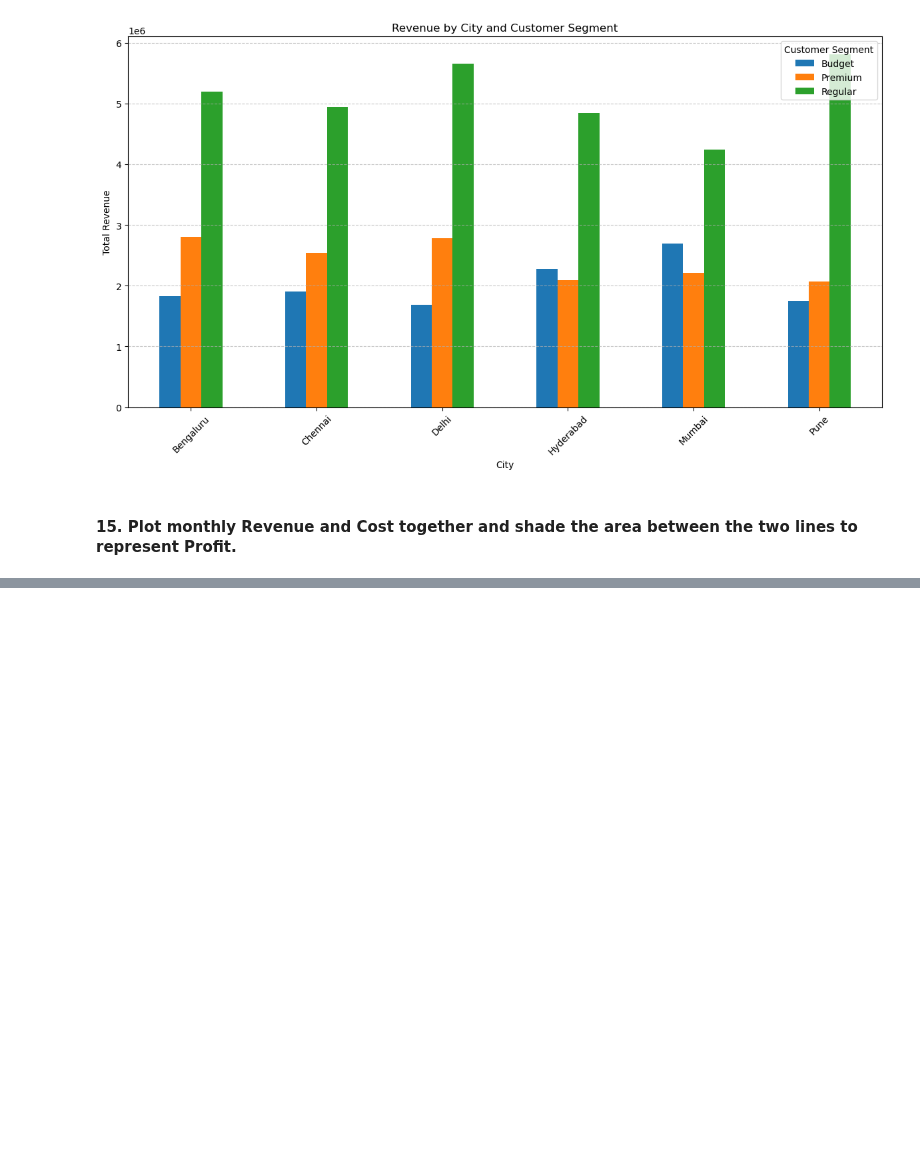
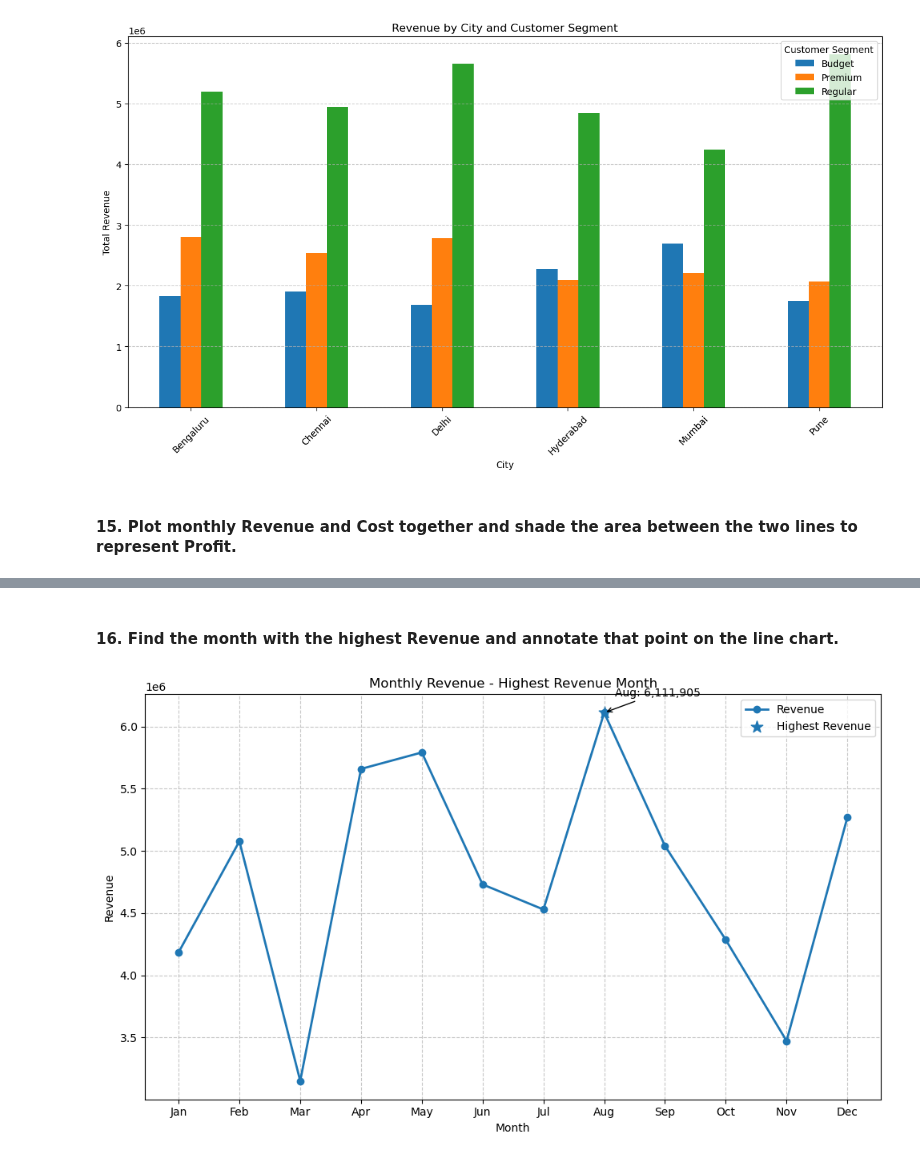
Before and after one commit to rohitdeore2151/python-daily-task, a Jupyter notebook: Task 39 Matplotlib Question on Datasets.ipynb, the cells around one changed output, grey strips where cells are left out. Saved outputs shown, nothing was run; the diff lists cells and outputs as text; code cells hidden in the pictures; blank space fills up the shorter version.

Commit message:
Update Task 39 Matplotlib Question on Datasets

```diff
--- a/Task 39 Matplotlib Question on Datasets.ipynb
+++ b/Task 39 Matplotlib Question on Datasets.ipynb
@@ -689,0 +690,71 @@ plt.show()
+# %% [markdown]
+#### 16. Find the month with the highest Revenue and annotate that point on the line chart.
+# %%
+import pandas as pd
+import matplotlib.pyplot as plt
+
+# Convert Order_Date into datetime
+df["Order_Date"] = pd.to_datetime(df["Order_Date"])
+
+# Create Month column
+df["Month"] = df["Order_Date"].dt.strftime("%b")
+
+# Correct month order
+month_order = ["Jan", "Feb", "Mar", "Apr", "May", "Jun",
+               "Jul", "Aug", "Sep", "Oct", "Nov", "Dec"]
+
+# Calculate monthly Revenue
+monthly_revenue = (
+    df.groupby("Month")["Revenue"]
+      .sum()
+      .reindex(month_order)
+      .dropna()
+)
+
+# Find highest Revenue month
+highest_month = monthly_revenue.idxmax()
+highest_revenue = monthly_revenue.max()
+
+# Create line chart
+plt.figure(figsize=(10, 6))
+
+plt.plot(
+    monthly_revenue.index,
+    monthly_revenue.values,
+    marker="o",
+    linewidth=2,
+    label="Revenue"
+)
+
+# Highlight highest point
+plt.scatter(
+    highest_month,
+    highest_revenue,
+    s=120,
+    marker="*",
+    label="Highest Revenue"
+)
+
+# Annotate highest Revenue point
+plt.annotate(
+    f"{highest_month}: {highest_revenue:,.0f}",
+    xy=(highest_month, highest_revenue),
+    xytext=(10, 15),
+    textcoords="offset points",
+    arrowprops=dict(arrowstyle="->"),
+    fontsize=10
+)
+
+# Title and labels
+plt.title("Monthly Revenue - Highest Revenue Month")
+plt.xlabel("Month")
+plt.ylabel("Revenue")
+
+# Grid and legend
+plt.grid(True, linestyle="--", alpha=0.7)
+plt.legend()
+
+plt.tight_layout()
+plt.show()
+# %% [output]
+[figure, added]
```
Also changed, not shown: parts of 26 cells of this notebook.
